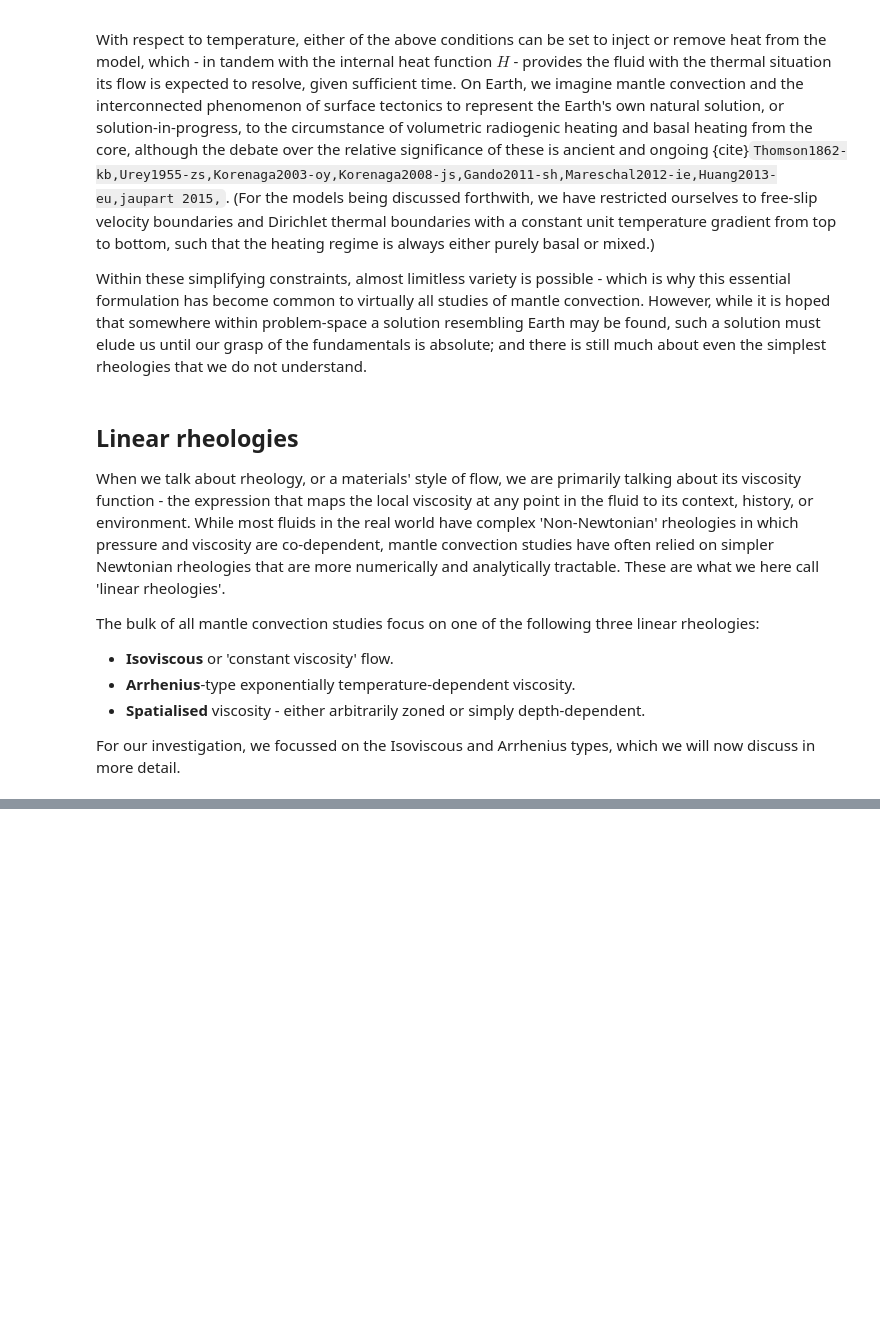
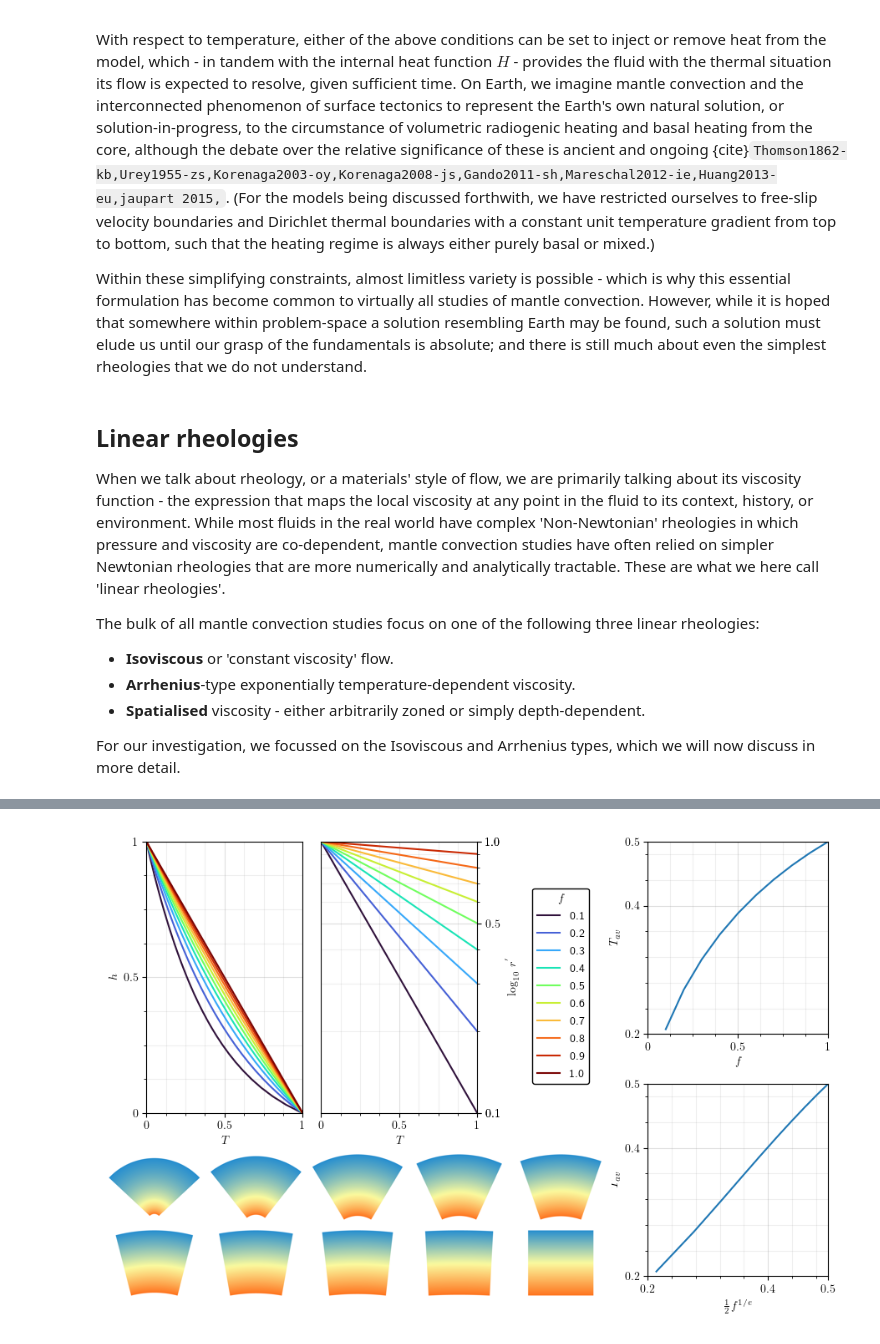
Before and after one commit to rsbyrne/thesis, a Jupyter notebook: _sources/content/chapter_04_linear/section02_background.ipynb, the cells around one changed output, grey strips where cells are left out. Cells and saved outputs as stored; diff of their text form; code cells hidden in the pictures; blank space fills up the shorter version.

```diff
--- a/_sources/content/chapter_04_linear/section02_background.ipynb
+++ b/_sources/content/chapter_04_linear/section02_background.ipynb
@@ -161,0 +187,99 @@ $$ F = \frac{1 + f}{2(1 - f)} $$
+# %%
+# fs = [0.1, 0.2, 0.3, 0.4, 0.5, 0.6, 0.7, 0.8, 0.9, 1.0]
+# geotherms = []
+# condavts = []
+# for f in fs:
+#     system = Isovisc(alpha = 1., f = f, res = 32)
+#     system.initialise()
+#     temp = system.locals.temperatureField
+#     diff = system.locals.diffusivityFn
+#     cond = pfn.conduction.default(temp, 0, diff)
+#     condavt = pfn.integral.volume(cond).data
+#     left = pfn.surface.left(cond)
+#     fig = QuickFig(cond, background = 'white', edgecolour = 'white')
+#     geotherms.append(left.data)
+#     condavts.append(condavt)
+#     fig.save('cond_f' + str(f).replace('.', '-'))
+# out = {
+#     'fs': fs,
+#     'geotherms': geotherms,
+#     'avts': condavts,
+#     }
+# with open('cond.pkl', mode = 'wb') as file:
+#     file.write(pickle.dumps(out))
+
+impaths = sorted(os.path.relpath(path) for path in glob(osjoin(aliases.storagedir, 'cond*.png')))
+ims = tuple(image.fromfile(path) for path in impaths)
+thumbs = imop.vstack(
+    imop.hstack(*ims[:5]),
+    imop.hstack(*ims[5:]),
+    )
+
+with open(osjoin(aliases.storagedir, 'cond.pkl'), mode = 'rb') as file:
+    conddata = pickle.loads(file.read())
+condgeotherms, condavts, condfs = (conddata[key] for key in ('geotherms', 'avts', 'fs'))
+
+canvas1 = Canvas(shape = (1, 2), size = (6, 4))
+
+ax1 = canvas1.make_ax((0, 0))
+ax2 = canvas1.make_ax((0, 1))
+
+for f, T in zip(condfs, condgeotherms):
+
+    f = min(0.999, f)
+
+    h = np.linspace(0, 1, len(T))
+    rinner, router = f / (1 - f), 1 / (1 - f)
+    rprime = (h + rinner) / router # equiv to (h * (1 - f) + f)
+
+    ax1.line(
+        Tchan := Channel(T, label = 'T'),
+        Channel(h, label = 'h'),
+        c = cmap(f, condfs, style = 'turbo'),
+        )
+
+    ax2.line(
+        Tchan,
+        Channel(rprime, label = r"r^{'}", capped = (True, True), log = True),
+        c = cmap(f, condfs, style = 'turbo'),
+        )
+
+ax2.props.edges.y.swap()
+
+ax2.props.legend.set_handles_labels(
+    (row[0] for row in ax1.collections),
+    (str(f) for f in condfs),
+    )
+ax2.props.legend.title.text = 'f'
+ax2.props.legend.title.visible = True
+ax2.props.legend.mplprops['bbox_to_anchor'] = (1.75, 0.85)
+# ax1.props.legend.mplprops['ncol'] = 2
+ax2.props.legend.frame.colour = 'black'
+ax2.props.legend.frame.visible = True
+
+canvas2 = Canvas(size = (3, 6), shape = (2, 1))
+
+ax1 = canvas2.make_ax(place = (0, 0))
+ax1.line(
+    Channel(condfs, label = 'f', lims = (0, 1.), capped = (True, True)),
+    Tchan := Channel(condavts, label = 'T_{av}', lims = (0.2, 0.5), capped = (True, True)),
+    )
+
+def func(f):
+    return 0.5 * f ** (1. / math.e)
+ax2 = canvas2.make_ax(place = (1, 0))
+ax2.line(
+    Channel(list(map(func, condfs)), label = r'\frac{1}{2}f^{1/e}', lims = (0.2, 0.5), capped = (True, True)),
+    Tchan,
+    )
+
+# fig = imop.hstack(imop.vstack(canvas1, thumbs), canvas2)
+fig = imop.paste(
+    imop.hstack(canvas1, canvas2, pad = (255, 255, 255)),
+    imop.resize(thumbs, size = 0.19),
+    coord = (0.01, 0.95),
+    corner = 'bl',
+    )
+display(fig)
+# %% [output]
+[figure, added]
```
Also changed, not shown: parts of 11 cells of this notebook, 9 other files.
